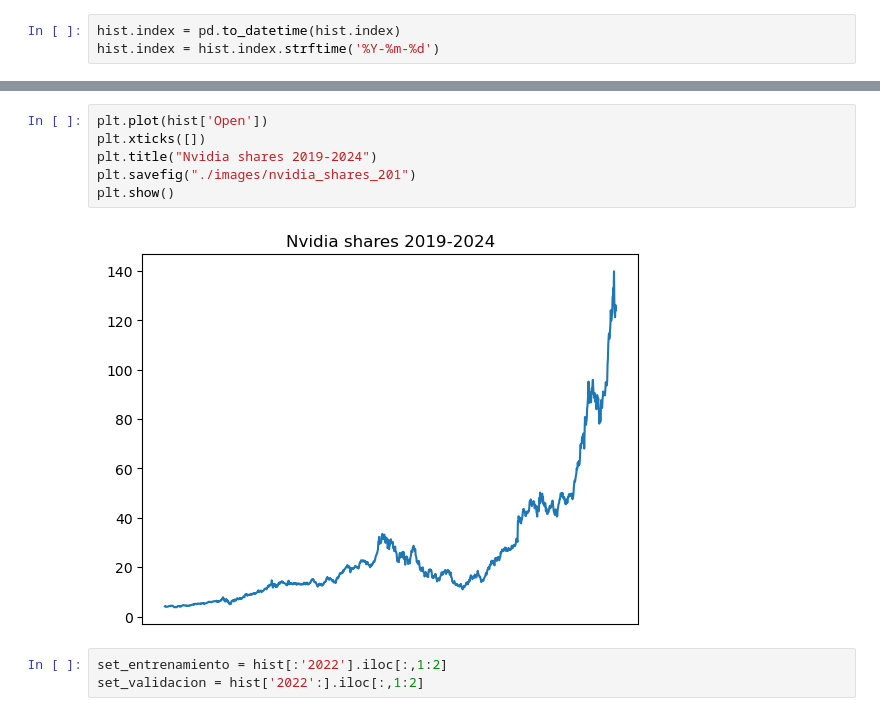
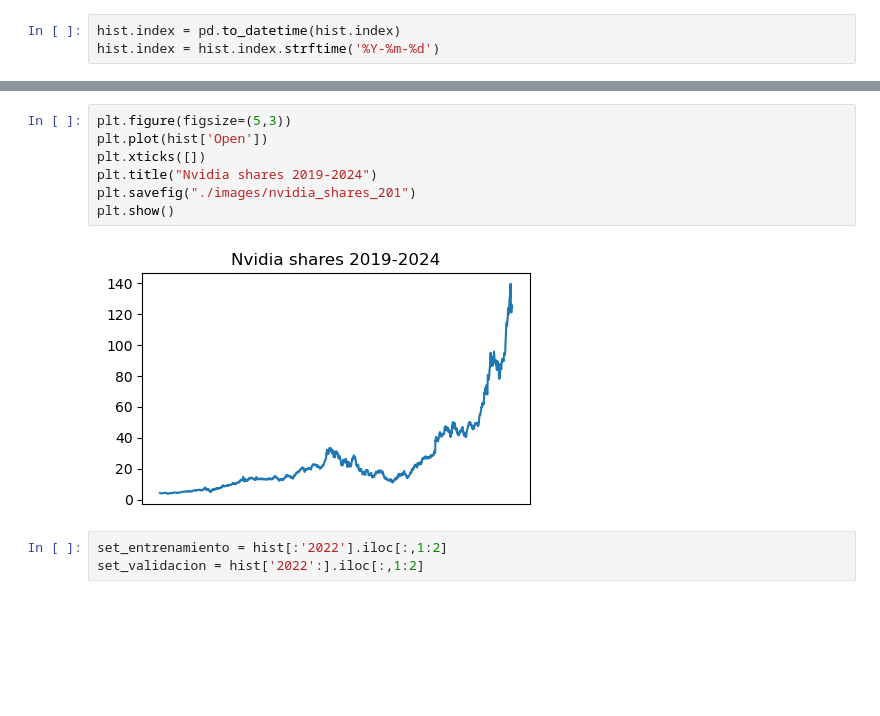
Before and after one commit to NicolasZFr/nvidia_prediction_lstm, a Jupyter notebook: main.ipynb, the cells around one changed output, grey strips where cells are left out. Saved outputs shown, nothing was run; the diff lists cells and outputs as text; blank space fills up the shorter version.

```diff
--- a/main.ipynb
+++ b/main.ipynb
@@ -31,11 +31,12 @@ hist.head()
 # %%
+plt.figure(figsize=(5,3))
 plt.plot(hist['Open'])
 plt.xticks([])
 plt.title("Nvidia shares 2019-2024")
 plt.savefig("./images/nvidia_shares_201")
 plt.show()
 # %% [output]
-[figure, old version]
+[figure, new version]
 # %%
 set_entrenamiento = hist[:'2022'].iloc[:,1:2]
 set_validacion = hist['2022':].iloc[:,1:2]
```
Also changed, not shown: parts of 8 cells of this notebook, 5 other files.
